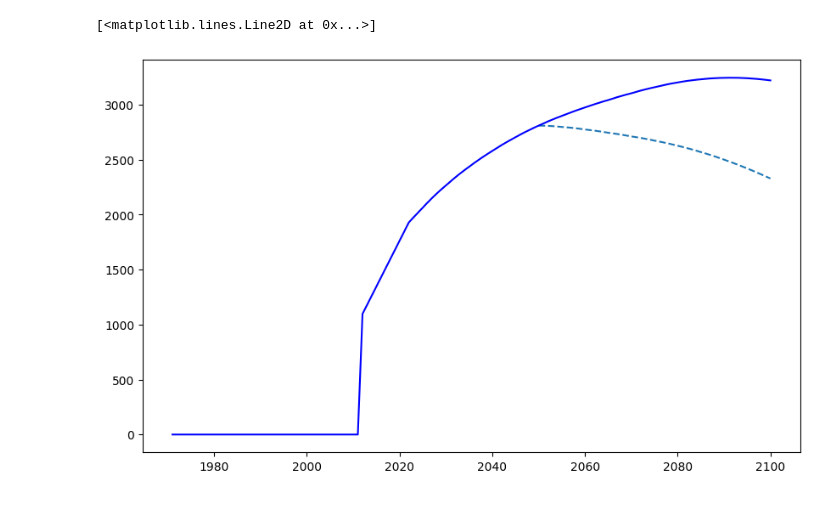
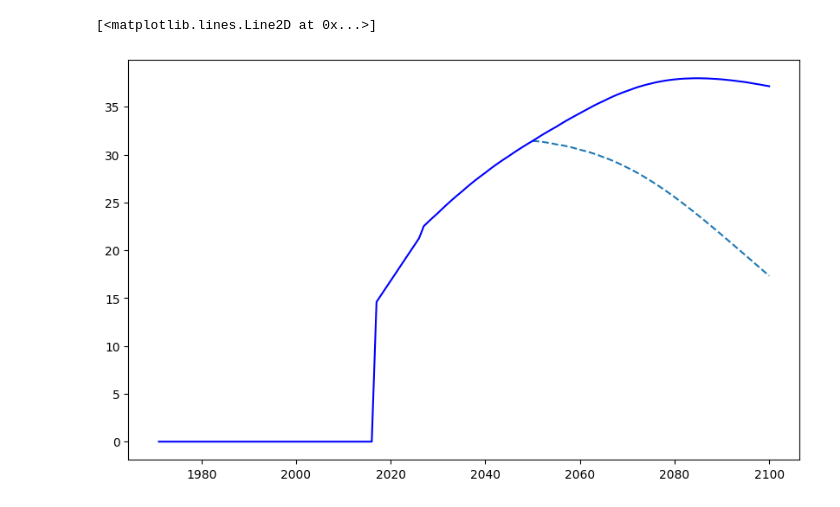
Before and after one commit to imagepbl/image-materials, a Jupyter notebook: imagematerials/rest_of/scripts_test/all_resources.ipynb, the cells around one changed output. Drawn from its saved outputs; the diff is of its cells as text; code cells hidden in the pictures.

Commit message:
visualization rest of

```diff
--- a/imagematerials/rest_of/scripts_test/all_resources.ipynb
+++ b/imagematerials/rest_of/scripts_test/all_resources.ipynb
@@ -156,8 +215,8 @@ ax4.legend()
 # %%
 fig, ax = plt.subplots(figsize=(10, 6))
 
-ax.plot(results['SSP2_M_CP']['steel'].projection_per_region_adapted_alpha.loc[2050:, ].sum(axis=1)/tonne_to_megatonne, linestyle='--')
-ax.plot(results['SSP2_M_CP']['steel'].projection_per_region_total.sum(axis=1)/tonne_to_megatonne, label='SSP2_M_CP - total demand', color='blue')
+ax.plot(results['SSP2_M_CP']['copper'].projection_per_region_adapted_alpha.loc[2050:, ].sum(axis=1)/tonne_to_megatonne, linestyle='--')
+ax.plot(results['SSP2_M_CP']['copper'].projection_per_region_total.sum(axis=1)/tonne_to_megatonne, label='SSP2_M_CP - total demand', color='blue')
 # %% [output]
 [<matplotlib.lines.Line2D at 0x...>]
-[figure, old version]
+[figure, new version]
```
Also changed, not shown: parts of 9 cells of this notebook, 4 other files.
